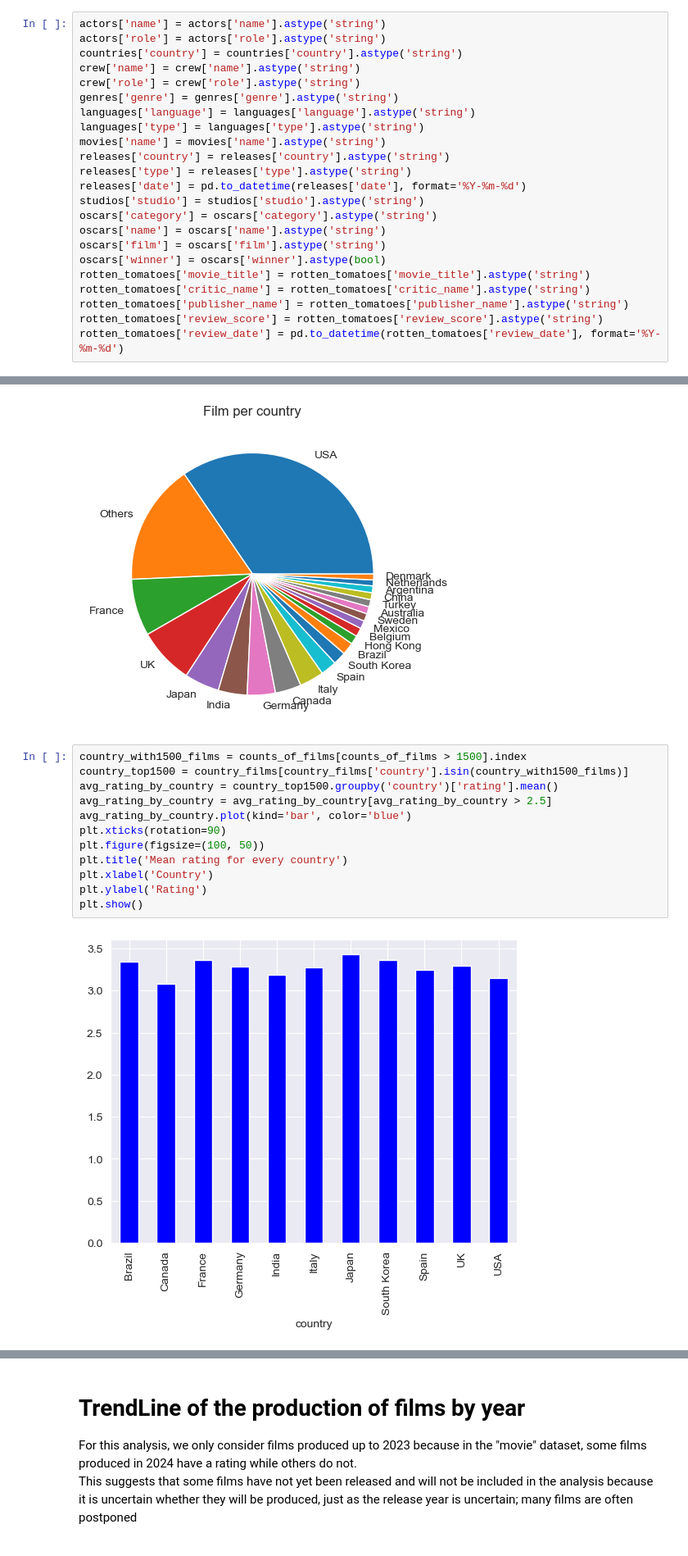
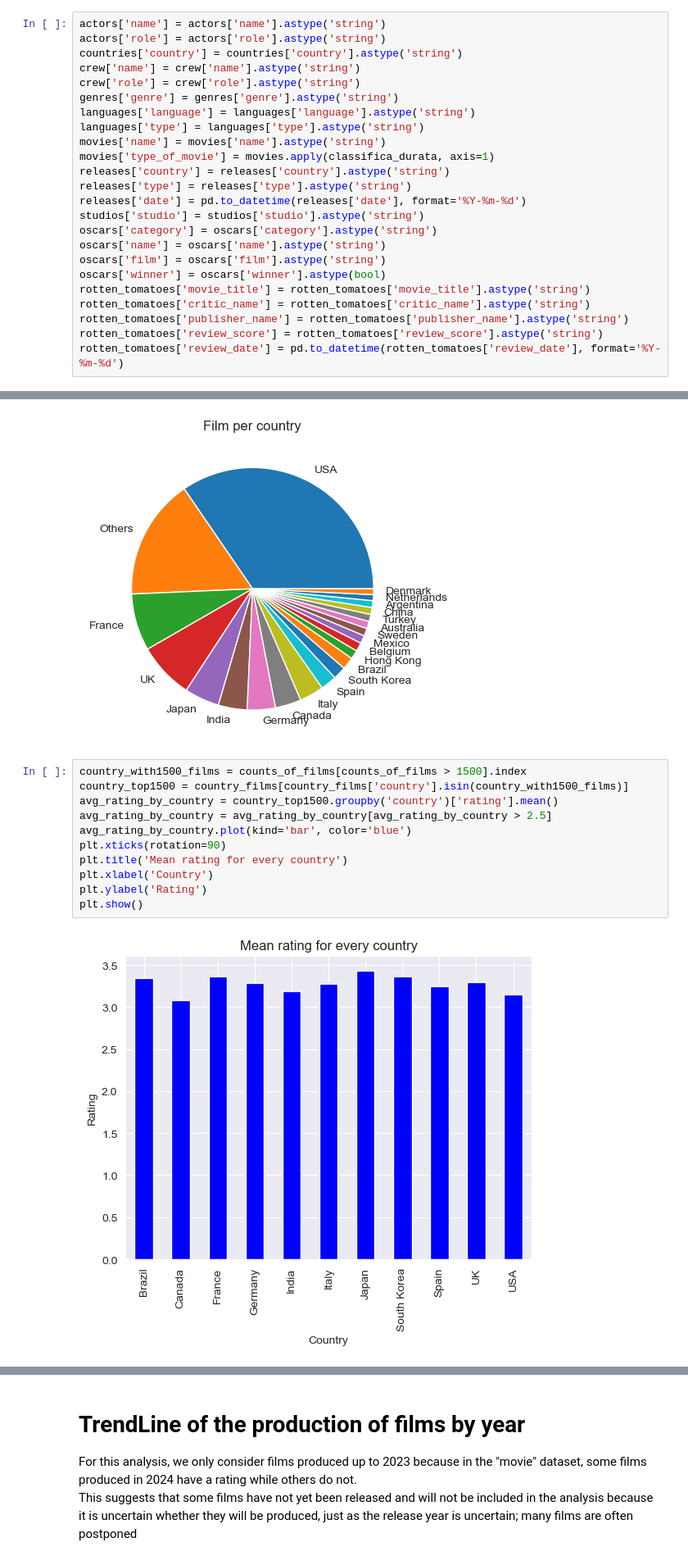
Before and after one commit to MarcoMac03/Film-analisys, a Jupyter notebook: main.ipynb, the cells around one changed output, grey strips where cells are left out. Shown at 82% size. Drawn from its saved outputs; the diff is of its cells as text.

```diff
--- a/main.ipynb
+++ b/main.ipynb
@@ -35,6 +35,7 @@ genres['genre'] = genres['genre'].astype('string')
 languages['language'] = languages['language'].astype('string')
 languages['type'] = languages['type'].astype('string')
 movies['name'] = movies['name'].astype('string')
+movies['type_of_movie'] = movies.apply(classifica_durata, axis=1)
 releases['country'] = releases['country'].astype('string')
 releases['type'] = releases['type'].astype('string')
 releases['date'] = pd.to_datetime(releases['date'], format='%Y-%m-%d')
@@ -103,14 +104,13 @@ plt.show()
 # %%
 country_with1500_films = counts_of_films[counts_of_films > 1500].index
 country_top1500 = country_films[country_films['country'].isin(country_with1500_films)]
 avg_rating_by_country = country_top1500.groupby('country')['rating'].mean()
 avg_rating_by_country = avg_rating_by_country[avg_rating_by_country > 2.5]
 avg_rating_by_country.plot(kind='bar', color='blue')
 plt.xticks(rotation=90)
-plt.figure(figsize=(100, 50))
 plt.title('Mean rating for every country')
 plt.xlabel('Country')
 plt.ylabel('Rating')
 plt.show()
 # %% [output]
-[figure, old version]
+[figure, new version]
```
Also changed, not shown: parts of 8 cells of this notebook.
